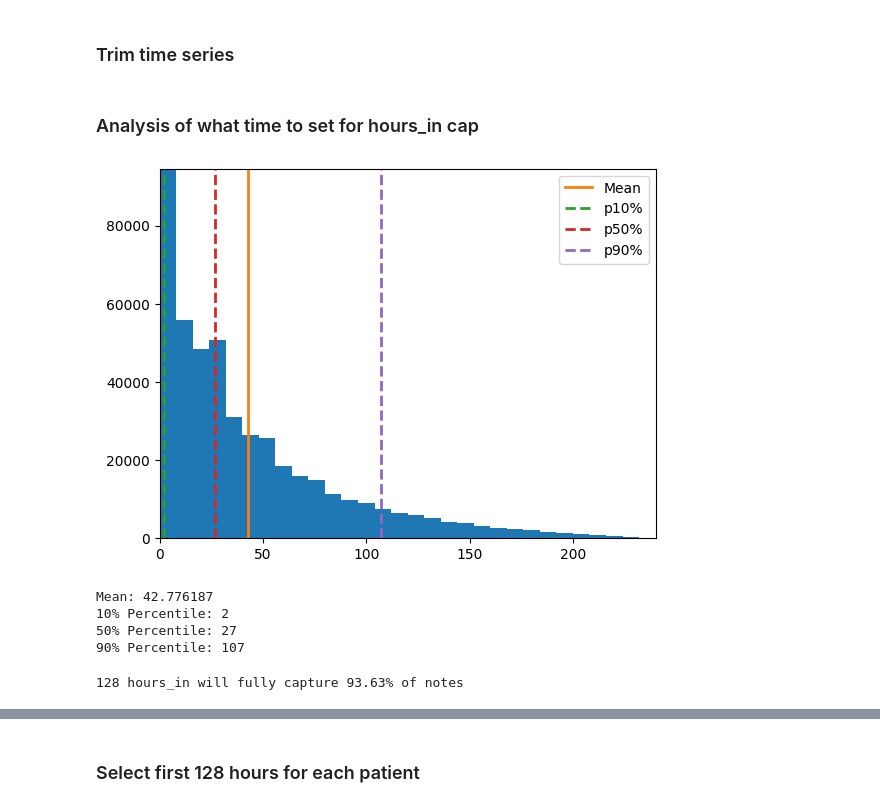
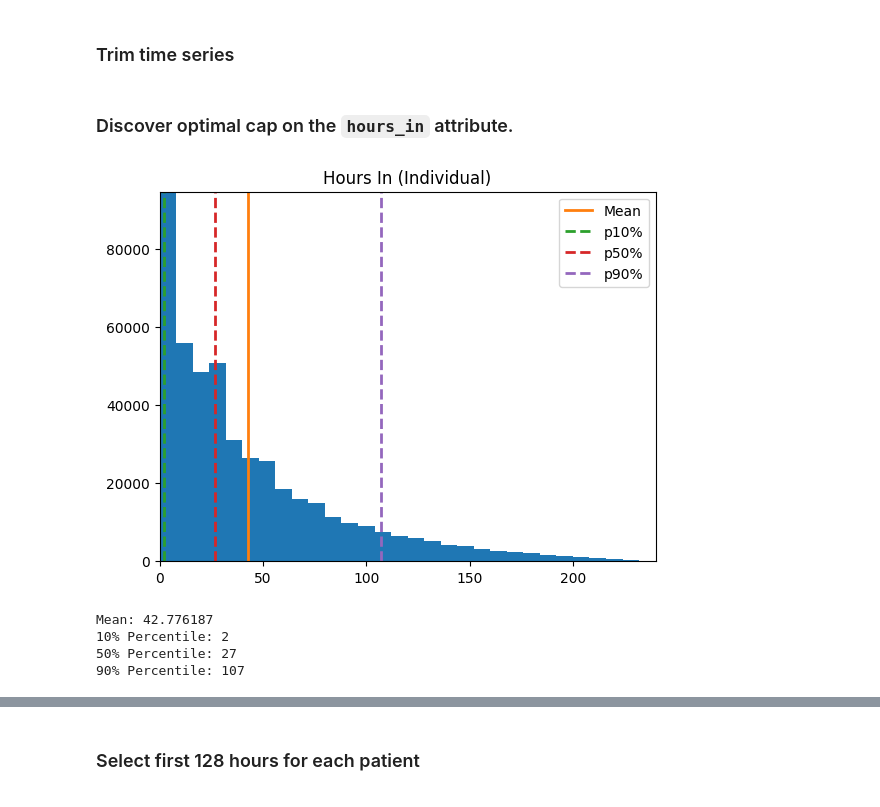
Before and after one commit to JSpencerPittman/M3Care, a Jupyter notebook: mimic/notebook/notes.ipynb, the cells around one changed output, grey strips where cells are left out. Saved outputs shown, nothing was run; the diff lists cells and outputs as text; code cells hidden in the pictures.

```diff
--- a/mimic/notebook/notes.ipynb
+++ b/mimic/notebook/notes.ipynb
@@ -131,40 +131,38 @@ df_notes_ts = df_notes_ts.reset_index().set_index(['pat_id','hours_in'])[['CATEG
 # %%
 df_notes_ts.sort_values(by=['pat_id','hours_in'], inplace=True)
 # %% [markdown]
-### Analysis of what time to set for hours_in cap
+### Discover optimal cap on the `hours_in` attribute.
+# %%
+def displayDist(dist: np.array, title: str, percentiles=[10,50,90]):
+    mean = dist.mean()
+    dist_percs = [np.percentile(dist, perc) for perc in percentiles]
+
+    bin_vals, _, _ = plt.hist(dist, bins=30)
+
+    x_top, y_top = max(dist), max(bin_vals)
+    plt.xlim([0,x_top])
+    plt.ylim([0,y_top])
+
+    plt.plot([mean,mean],[0, y_top], label='Mean', linewidth=2)
+    for dist_perc, perc in zip(dist_percs, percentiles):
+        plt.plot([dist_perc, dist_perc],[0,y_top], '--', label='p%d%%' % perc, linewidth=2)
+
+    plt.title(title)
+    plt.legend()
+    plt.show()
+
+    print("Mean: %f" % mean)
+    for dist_perc, perc in zip(dist_percs, percentiles):
+        print("%d%% Percentile: %d" % (perc, dist_perc))
 # %%
 hours_in = df_notes_ts.index.get_level_values(1).to_numpy()
+displayDist(hours_in, 'Hours In (Individual)')
+# %% [output]
+[figure, added]
+Mean: 42.776187
+10% Percentile: 2
+50% Percentile: 27
+90% Percentile: 107
-# %%
-mean, p10, p50, p90 = hours_in.mean(), np.percentile(hours_in, 10), np.percentile(hours_in, 50),  np.percentile(hours_in, 90)
-
-bin_vals, _, _ = plt.hist(hours_in, bins=30)
-
-x_top, y_top = max(hours_in), max(bin_vals)
-plt.xlim([0,x_top])
-plt.ylim([0,y_top])
-
-plt.plot([mean,mean],[0, y_top], label='Mean', linewidth=2)
-plt.plot([p10,p10],[0, y_top], '--', label='p10%', linewidth=2)
-plt.plot([p50,p50],[0, y_top], '--', label='p50%', linewidth=2)
-plt.plot([p90,p90],[0, y_top], '--', label='p90%', linewidth=2)
-
-plt.legend()
-plt.show()
-
-print("Mean: %f" % mean)
-print("10%% Percentile: %d" % p10)
-print("50%% Percentile: %d" % p50)
-print("90%% Percentile: %d" % p90)
-# %% [output]
-[figure, removed]
-Mean: 42.776187
-10% Percentile: 2
-50% Percentile: 27
-90% Percentile: 107
-# %%
-print(f"""{v} hours_in will fully capture {round(sum(128 > hours_in) / hours_in.shape[0] * 100, 2)}% of notes""")
-# %% [output]
-128 hours_in will fully capture 93.63% of notes
 # %%
 pat_ids = df_notes_ts.index.get_level_values(0).unique()
 pat_len = np.array([max(df_notes_ts.loc[pat_id].index) for pat_id in pat_ids])
```
Also changed, not shown: parts of 10 cells of this notebook.
